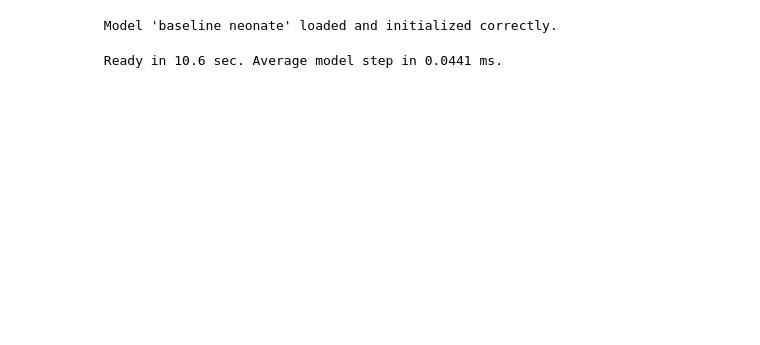
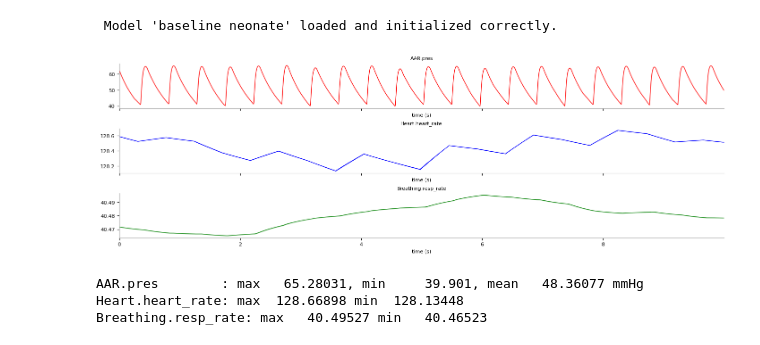
Before and after one commit to Dobutamine/explain-python, a Jupyter notebook: notebooks/normal_neonate.ipynb, the cells around one changed output. Drawn from its saved outputs; the diff is of its cells as text; code cells hidden in the pictures; blank space fills up the shorter version.

```diff
--- a/notebooks/normal_neonate.ipynb
+++ b/notebooks/normal_neonate.ipynb
@@ -22,17 +22,20 @@ io = BaseInterface(model)
 # %% [output]
  Model 'baseline neonate' loaded and initialized correctly.
 # %%
-io.calculate(120)
+io.calculate(1)
-# %% [output]
- Ready in 10.6 sec. Average model step in 0.0441 ms.
 # %%
 pressures = io.plot_time_graph(
-    ["AAR.pres_mean", "Heart.heart_rate", "Heart.hr_ans_factor"],
+    ["AAR.pres", "Heart.heart_rate", "Breathing.resp_rate"],
     autoscale=True,
     fill=False,
     combined=False,
-    sharey=True,
-    time_to_calculate=60,
+    sharey=False,
+    time_to_calculate=10,
 )
+# %% [output]
+[figure, added]
+AAR.pres        : max   65.28031, min     39.901, mean   48.36077 mmHg
+Heart.heart_rate: max  128.66898 min  128.13448
+Breathing.resp_rate: max   40.49527 min   40.46523
 # %%
 model.models["IVCI"].so2
```
Also changed, not shown: 3 other files.
